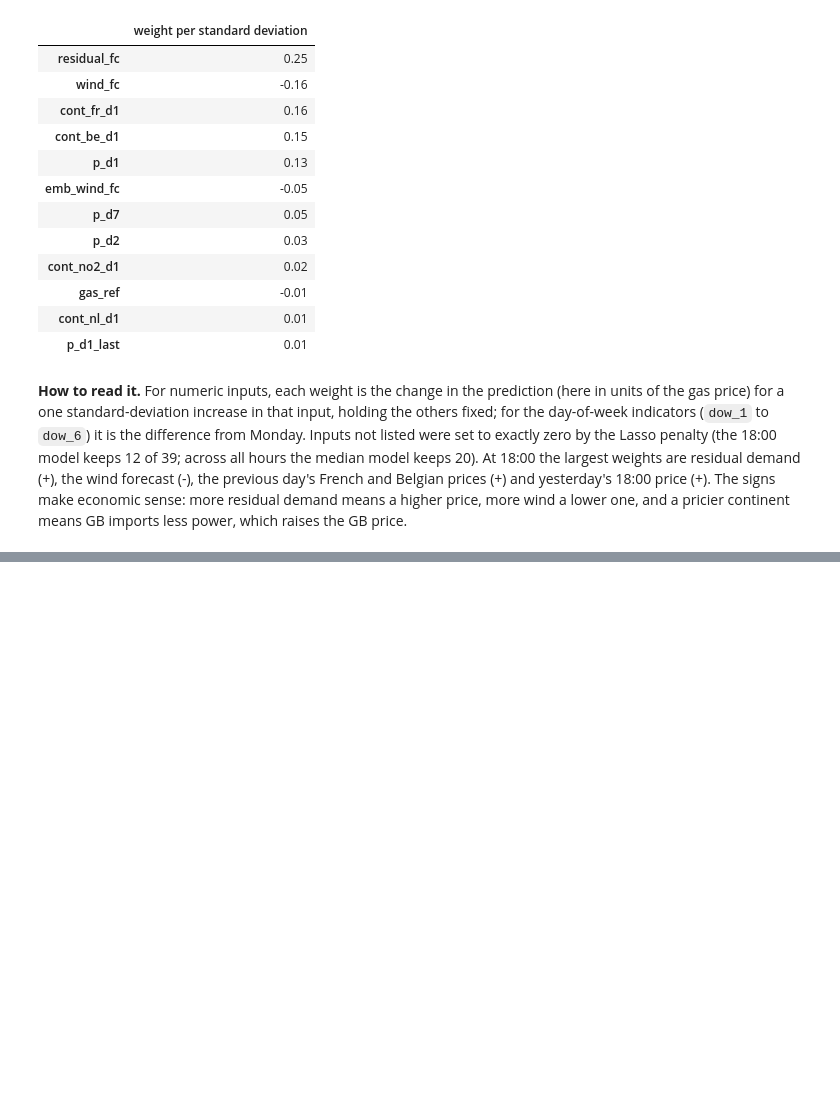
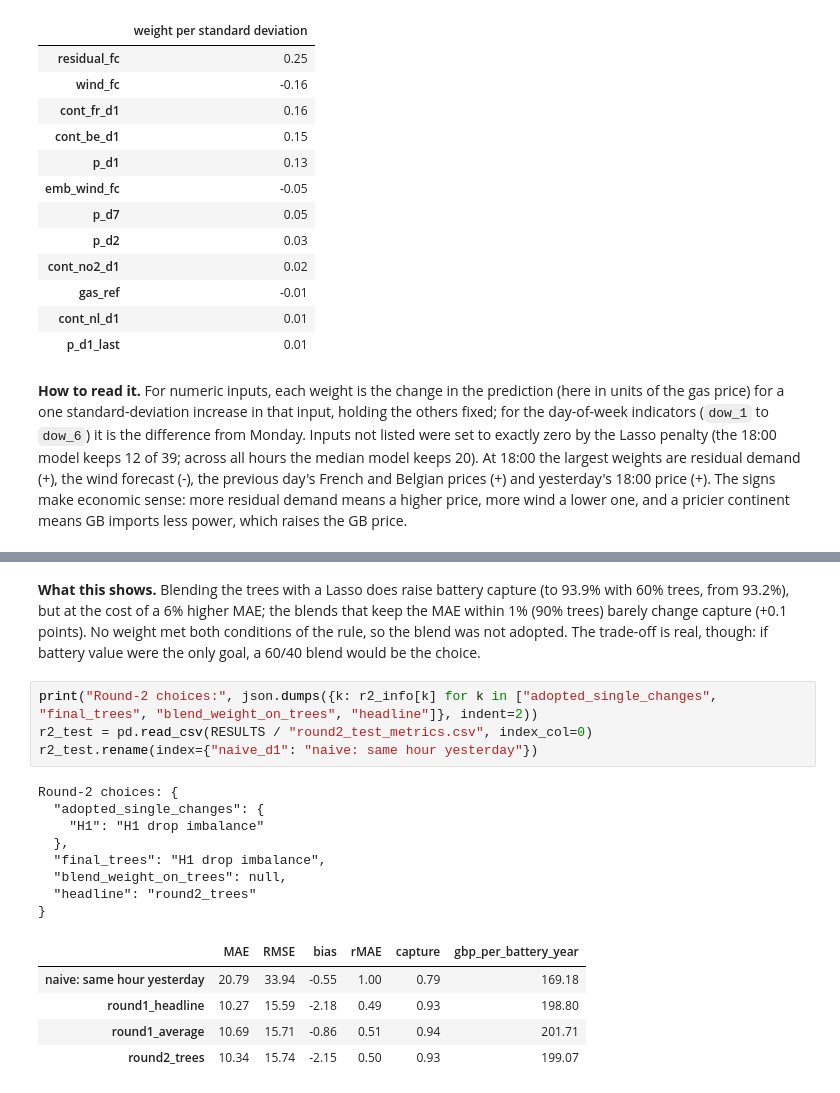
Before and after one commit to filippobounous/gb-day-ahead-price-forecast, a Jupyter notebook: notebooks/walkthrough.ipynb, the cells around one changed output, grey strips where cells are left out. Cells and saved outputs as stored; diff of their text form; blank space fills up the shorter version.

```diff
--- a/notebooks/walkthrough.ipynb
+++ b/notebooks/walkthrough.ipynb
@@ -435,0 +486,20 @@ Lasso (lasso_ratio), 18:00 model: 12 of 39 inputs kept
+# %% [markdown]
+**What this shows.** Blending the trees with a Lasso does raise battery capture (to 93.9% with 60% trees, from 93.2%), but at the cost of a 6% higher MAE; the blends that keep the MAE within 1% (90% trees) barely change capture (+0.1 points). No weight met both conditions of the rule, so the blend was not adopted. The trade-off is real, though: if battery value were the only goal, a 60/40 blend would be the choice.
+# %%
+print("Round-2 choices:", json.dumps({k: r2_info[k] for k in ["adopted_single_changes", "final_trees", "blend_weight_on_trees", "headline"]}, indent=2))
+r2_test = pd.read_csv(RESULTS / "round2_test_metrics.csv", index_col=0)
+r2_test.rename(index={"naive_d1": "naive: same hour yesterday"})
+# %% [output]
+Round-2 choices: {
+  "adopted_single_changes": {
+    "H1": "H1 drop imbalance"
+  },
+  "final_trees": "H1 drop imbalance",
+  "blend_weight_on_trees": null,
+  "headline": "round2_trees"
+}
+|  | MAE | RMSE | bias | rMAE | capture | gbp_per_battery_year |
+| naive: same hour yesterday | 20.79 | 33.94 | -0.55 | 1.00 | 0.79 | 169.18 |
+| round1_headline | 10.27 | 15.59 | -2.18 | 0.49 | 0.93 | 198.80 |
+| round1_average | 10.69 | 15.71 | -0.86 | 0.51 | 0.94 | 201.71 |
+| round2_trees | 10.34 | 15.74 | -2.15 | 0.50 | 0.93 | 199.07 |
```
Also changed, not shown: parts of 15 cells of this notebook, 9 other files.
